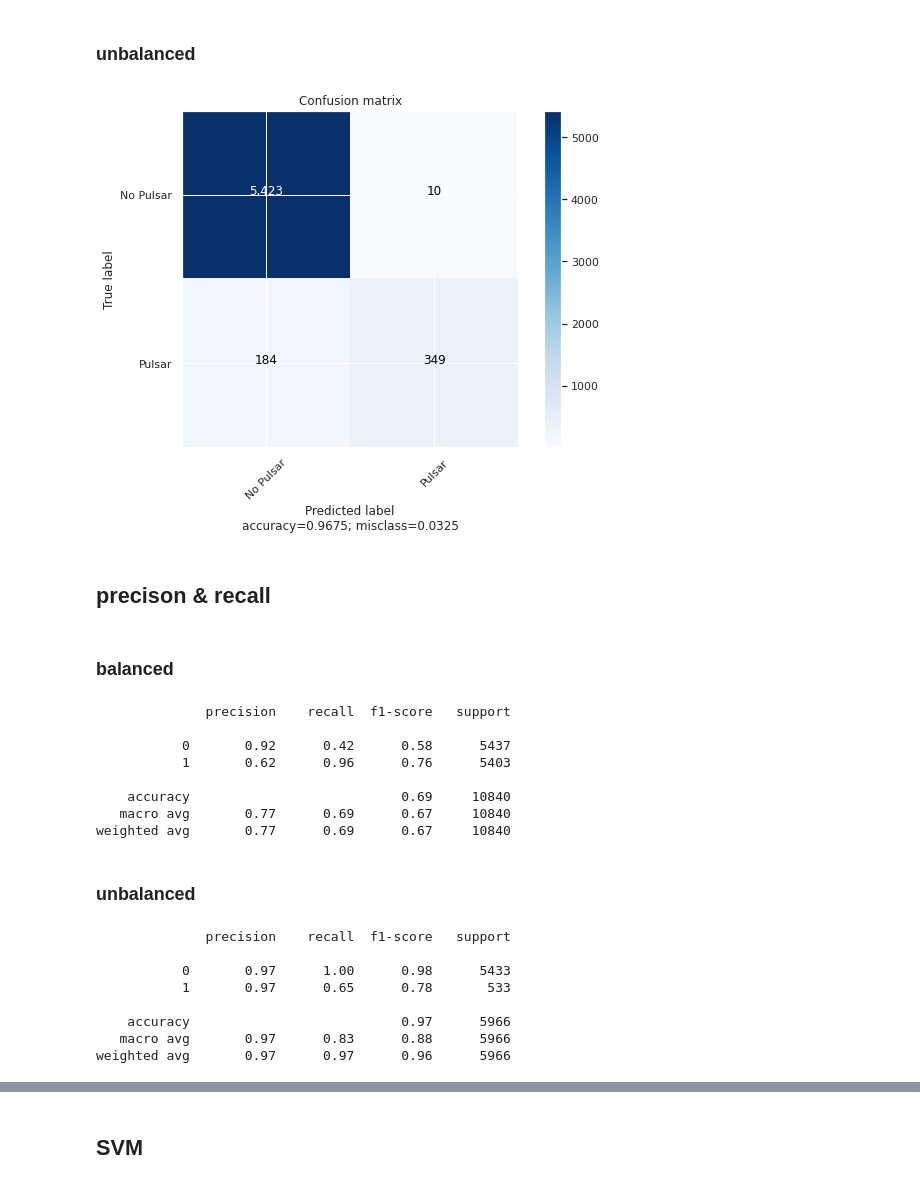
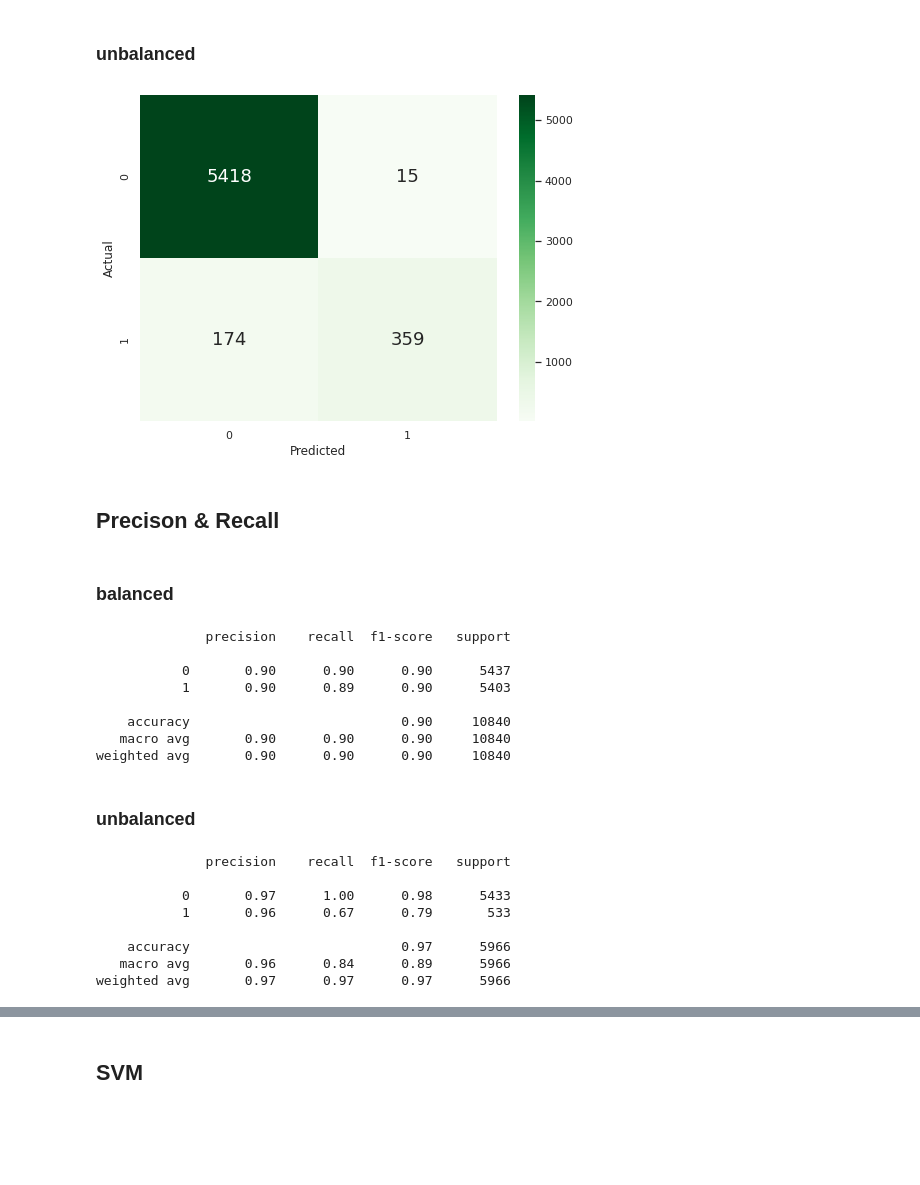
Before and after one commit to seintzz/di-project, a Jupyter notebook: pulsar-candidates.ipynb, the cells around one changed output, grey strips where cells are left out. Saved outputs shown, nothing was run; the diff lists cells and outputs as text; code cells hidden in the pictures; blank space fills up the shorter version.

```diff
--- a/pulsar-candidates.ipynb
+++ b/pulsar-candidates.ipynb
@@ -244,7 +279,15 @@ X_train_unb, X_val_unb, y_train_unb, y_val_unb = train_test_split(
     random_state=42,
 )
 # %%
-# Perceptron with standard scaler
+scale = [None, StandardScaler()]
+grid = [
+    {
+        "std" : scale,
+        "perceptron__penalty": ["l2", "l1", "elasticnet"],
+        "perceptron__alpha": np.logspace(-2, 2, 5)
+    },
+]
+
 model_perceptron_unb = Pipeline([
     ('std', None),
     ('perceptron', Perceptron(random_state=42))
@@ -313,36 +325,36 @@ plot_confusion_matrix(cm, target_names=['No Pulsar', 'Pulsar'], normalize=False)
 # %% [markdown]
 ### unbalanced
-# %%
-y_pred_unb = gs_unb.predict(X_val_unb)
-cm_unb = confusion_matrix(y_val_unb, y_pred_unb)
-plot_confusion_matrix(cm_unb, target_names=['No Pulsar', 'Pulsar'], normalize=False)
-# %% [output]
-[figure, removed]
-# %% [markdown]
-## precison & recall
+# %%
+plot_confusion_matrix(gs_unb, X_val_unb, y_val_unb, y_train_unb)
+# %% [output]
+[figure, added]
+# %% [markdown]
+## Precison & Recall
 # %% [markdown]
 ### balanced
 # %%
+y_pred = gs.predict(X_val)
 print(classification_report(y_val, y_pred))
 # %% [output]
               precision    recall  f1-score   support
 
-           0       0.92      0.42      0.58      5437
-           1       0.62      0.96      0.76      5403
+           0       0.90      0.90      0.90      5437
+           1       0.90      0.89      0.90      5403
 
-    accuracy                           0.69     10840
-   macro avg       0.77      0.69      0.67     10840
-weighted avg       0.77      0.69      0.67     10840
+    accuracy                           0.90     10840
+   macro avg       0.90      0.90      0.90     10840
+weighted avg       0.90      0.90      0.90     10840
 # %% [markdown]
 ### unbalanced
 # %%
+y_pred_unb = gs_unb.predict(X_val_unb)
 print(classification_report(y_val_unb, y_pred_unb))
 # %% [output]
               precision    recall  f1-score   support
 
            0       0.97      1.00      0.98      5433
-           1       0.97      0.65      0.78       533
+           1       0.96      0.67      0.79       533
 
     accuracy                           0.97      5966
-   macro avg       0.97      0.83      0.88      5966
-weighted avg       0.97      0.97      0.96      5966
+   macro avg       0.96      0.84      0.89      5966
+weighted avg       0.97      0.97      0.97      5966
```
Also changed, not shown: parts of 79 cells of this notebook.
